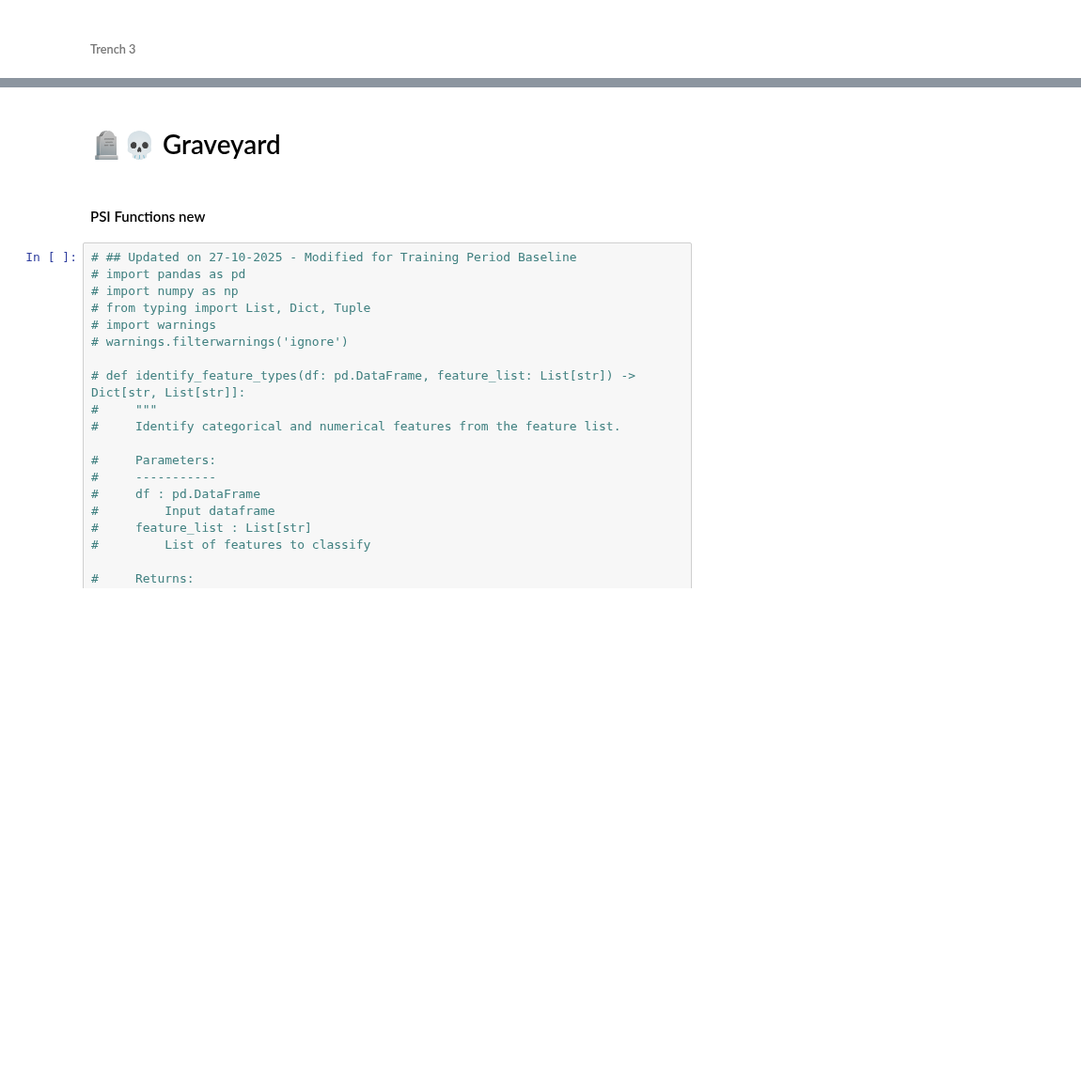
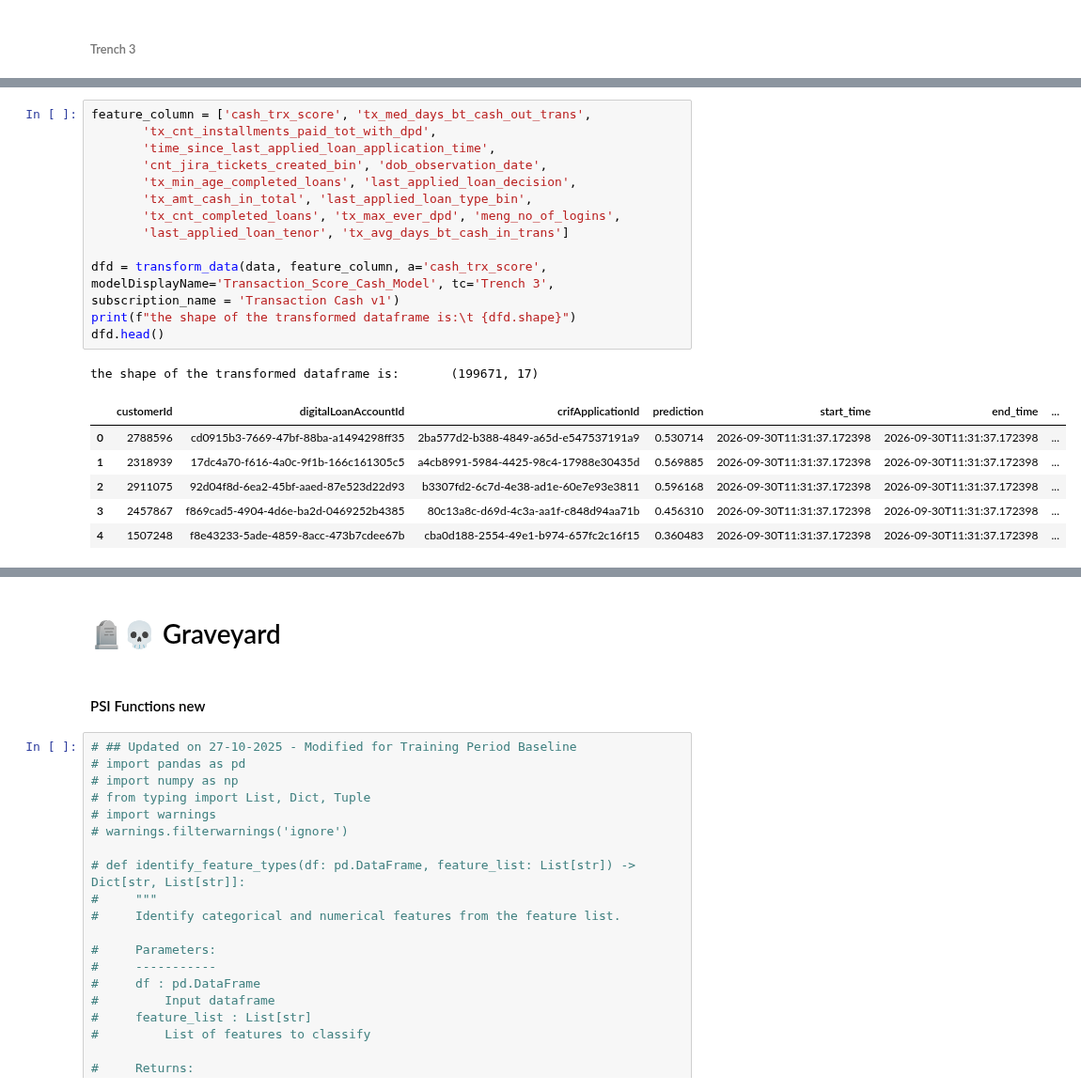
Before and after one commit to dchakroborti-tonik/Gini_Monitoring, a Jupyter notebook: Gini_Training_Data_Preparation/psi_training_20260915_v1.ipynb, the cells around one changed output, grey strips where cells are left out. Shown at 94% size. Saved outputs shown, nothing was run; the diff lists cells and outputs as text; blank space fills up the shorter version.

```diff
--- a/Gini_Training_Data_Preparation/psi_training_20260915_v1.ipynb
+++ b/Gini_Training_Data_Preparation/psi_training_20260915_v1.ipynb
@@ -2170,0 +2273,21 @@ LoadJob<project=prj-prod-dataplatform, location=asia-southeast1, id=f98aedfd-dcf
+# %%
+feature_column = ['cash_trx_score', 'tx_med_days_bt_cash_out_trans',
+       'tx_cnt_installments_paid_tot_with_dpd',
+       'time_since_last_applied_loan_application_time',
+       'cnt_jira_tickets_created_bin', 'dob_observation_date',
+       'tx_min_age_completed_loans', 'last_applied_loan_decision',
+       'tx_amt_cash_in_total', 'last_applied_loan_type_bin',
+       'tx_cnt_completed_loans', 'tx_max_ever_dpd', 'meng_no_of_logins',
+       'last_applied_loan_tenor', 'tx_avg_days_bt_cash_in_trans']
+
+dfd = transform_data(data, feature_column, a='cash_trx_score', modelDisplayName='Transaction_Score_Cash_Model', tc='Trench 3', subscription_name = 'Transaction Cash v1')
+print(f"the shape of the transformed dataframe is:\t {dfd.shape}")
+dfd.head()
+# %% [output]
+the shape of the transformed dataframe is:       (199671, 17)
+|  | customerId | digitalLoanAccountId | crifApplicationId | prediction | start_time | end_time | ... |
+| 0 | 2788596 | cd0915b3-7669-47bf-88ba-a1494298ff35 | 2ba577d2-b388-4849-a65d-e547537191a9 | 0.530714 | 2026-09-30T11:31:37.172398 | 2026-09-30T11:31:37.172398 | ... |
+| 1 | 2318939 | 17dc4a70-f616-4a0c-9f1b-166c161305c5 | a4cb8991-5984-4425-98c4-17988e30435d | 0.569885 | 2026-09-30T11:31:37.172398 | 2026-09-30T11:31:37.172398 | ... |
+| 2 | 2911075 | 92d04f8d-6ea2-45bf-aaed-87e523d22d93 | b3307fd2-6c7d-4e38-ad1e-60e7e93e3811 | 0.596168 | 2026-09-30T11:31:37.172398 | 2026-09-30T11:31:37.172398 | ... |
+| 3 | 2457867 | f869cad5-4904-4d6e-ba2d-0469252b4385 | 80c13a8c-d69d-4c3a-aa1f-c848d94aa71b | 0.456310 | 2026-09-30T11:31:37.172398 | 2026-09-30T11:31:37.172398 | ... |
+| 4 | 1507248 | f8e43233-5ade-4859-8acc-473b7cdee67b | cba0d188-2554-49e1-b974-657fc2c16f15 | 0.360483 | 2026-09-30T11:31:37.172398 | 2026-09-30T11:31:37.172398 | ... |
```
Also changed, not shown: parts of 30 cells of this notebook.
